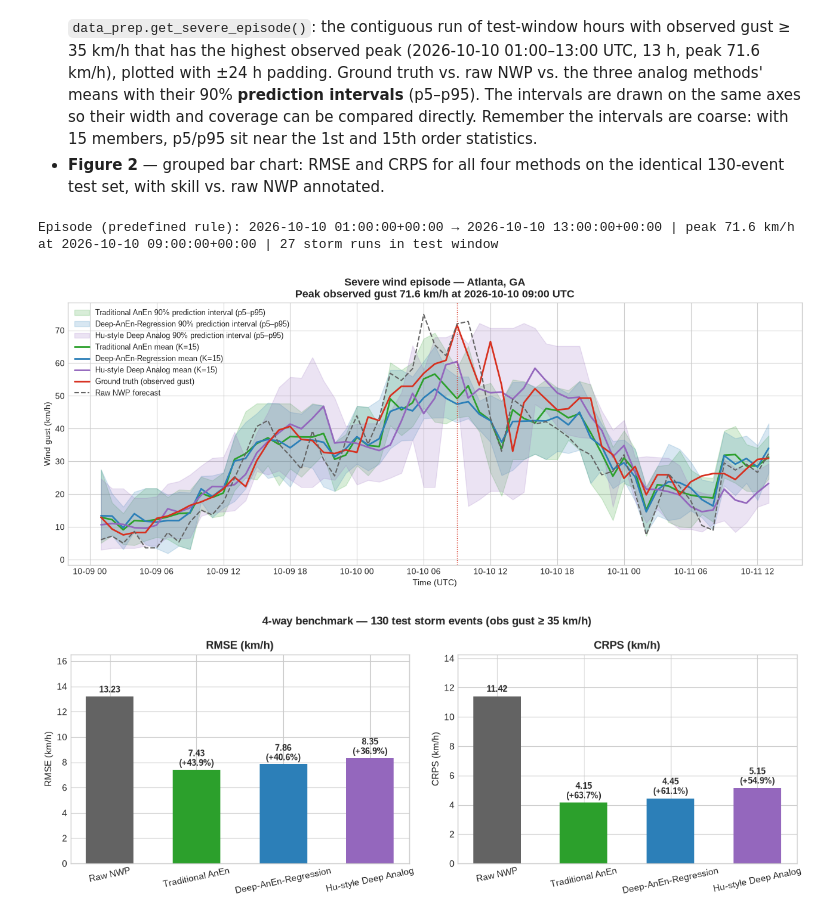
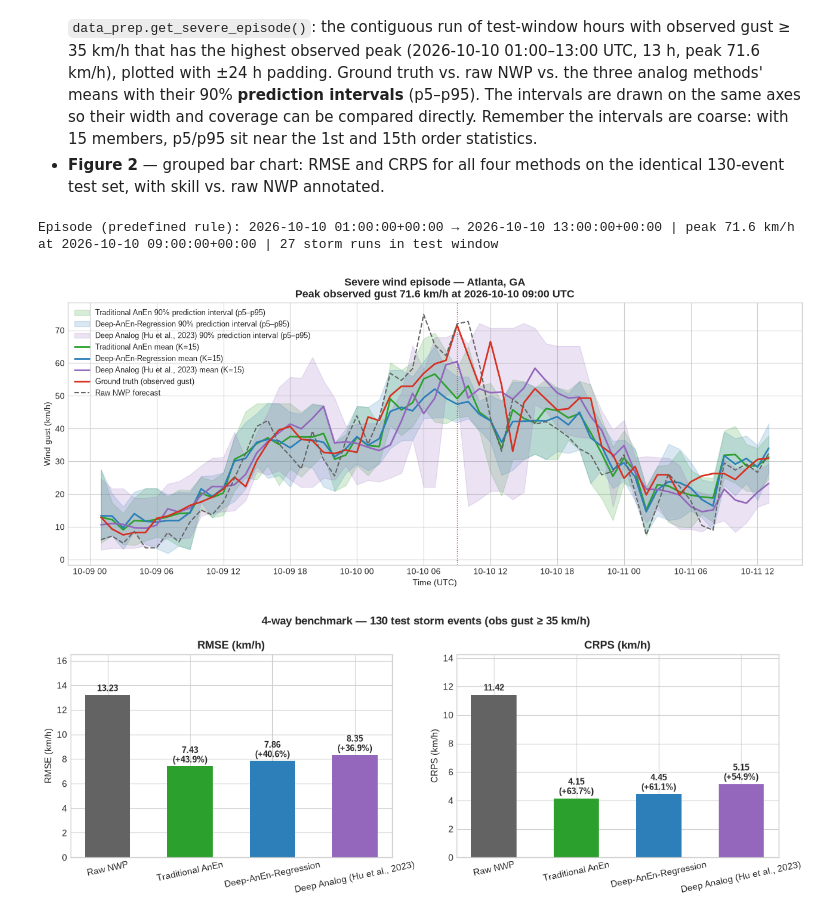
Before and after one commit to Mahinul372/ML-Analog-Ensemble-Severe-Weather, a Jupyter notebook: notebooks/comparison_analysis.ipynb, the cells around one changed output. Saved outputs shown, nothing was run; the diff lists cells and outputs as text; code cells hidden in the pictures.

Commit message:
Name Phase 4 model Deep Analog (Hu et al., 2023); reframe 4-way results as 4D > 16D > 20D dimensionality finding

```diff
--- a/notebooks/comparison_analysis.ipynb
+++ b/notebooks/comparison_analysis.ipynb
@@ -313,7 +313,7 @@ scores = {
     "Raw NWP": (rmse(raw_fcst, obs), float(np.mean(np.abs(raw_fcst - obs)))),
     "Traditional AnEn": (rmse(trad_mean, obs), crps_ens(obs, trad_members)),
     "Deep-AnEn-Regression": (rmse(regression_mean, obs), crps_ens(obs, regression_members)),
-    "Hu-style Deep Analog": (rmse(triplet_mean, obs), crps_ens(obs, triplet_members)),
+    "Deep Analog (Hu et al., 2023)": (rmse(triplet_mean, obs), crps_ens(obs, triplet_members)),
 }
 
 summary = pd.DataFrame(
@@ -339,10 +339,10 @@ assert abs(scores["Traditional AnEn"][0] - saved_trad["rmse_traditional_anen_kmh
     "Traditional AnEn RMSE mismatch!"
 assert abs(scores["Traditional AnEn"][1] - saved_trad["crps_traditional_anen_kmh"]) < 0.05, \
     "Traditional AnEn CRPS mismatch!"
-assert abs(scores["Hu-style Deep Analog"][0] - saved_triplet["rmse_kmh"]) < 0.05, \
-    "Hu-style Deep Analog RMSE does not reproduce Phase 4!"
-assert abs(scores["Hu-style Deep Analog"][1] - saved_triplet["crps_kmh"]) < 0.05, \
-    "Hu-style Deep Analog CRPS does not reproduce Phase 4!"
+assert abs(scores["Deep Analog (Hu et al., 2023)"][0] - saved_triplet["rmse_kmh"]) < 0.05, \
+    "Deep Analog (Hu et al., 2023) RMSE does not reproduce Phase 4!"
+assert abs(scores["Deep Analog (Hu et al., 2023)"][1] - saved_triplet["crps_kmh"]) < 0.05, \
+    "Deep Analog (Hu et al., 2023) CRPS does not reproduce Phase 4!"
 print("\nConsistency check passed: recomputed scores match the saved "
       "Phase 2, Phase 3 and Phase 4 metric files.")
 
@@ -533,13 +533,13 @@ ax.fill_between(window["timestamp"], trad_p5, trad_p95, color="#2ca02c", alpha=0
 ax.fill_between(window["timestamp"], regression_p5, regression_p95, color="#2c7fb8", alpha=0.18,
                 label="Deep-AnEn-Regression 90% prediction interval (p5–p95)")
 ax.fill_between(window["timestamp"], triplet_p5, triplet_p95, color="#9467bd", alpha=0.18,
-                label="Hu-style Deep Analog 90% prediction interval (p5–p95)")
+                label="Deep Analog (Hu et al., 2023) 90% prediction interval (p5–p95)")
 ax.plot(window["timestamp"], trad_mean_w, color="#2ca02c", lw=2,
         label="Traditional AnEn mean (K=15)")
 ax.plot(window["timestamp"], regression_mean_w, color="#2c7fb8", lw=2,
         label="Deep-AnEn-Regression mean (K=15)")
 ax.plot(window["timestamp"], triplet_mean_w, color="#9467bd", lw=2,
-        label="Hu-style Deep Analog mean (K=15)")
+        label="Deep Analog (Hu et al., 2023) mean (K=15)")
 ax.plot(window["timestamp"], window["obs_gust"], color="#d7301f", lw=2,
         label="Ground truth (observed gust)")
 ax.plot(window["timestamp"], window["fcst_gust"], color="#636363", lw=1.5,
@@ -558,35 +558,35 @@ fig.savefig("plots/4way_method_comparison_timeseries.svg")
 plt.show()
 # %% [output]
 Episode (predefined rule): 2026-10-10 01:00:00+00:00 → 2026-10-10 13:00:00+00:00 | peak 71.6 km/h at 2026-10-10 09:00:00+00:00 | 27 storm runs in test window
-[figure, old version]
+[figure, new version]
 # %%
 # --- Figure 2: grouped RMSE / CRPS bar chart ----------------------------------
-methods = ["Raw NWP", "Traditional AnEn", "Deep-AnEn-Regression", "Hu-style Deep Analog"]
+methods = ["Raw NWP", "Traditional AnEn", "Deep-AnEn-Regression", "Deep Analog (Hu et al., 2023)"]
 colors = ["#636363", "#2ca02c", "#2c7fb8", "#9467bd"]
 rmse_vals = [scores[m][0] for m in methods]
 crps_vals = [scores[m][1] for m in methods]
 
 fig, axes = plt.subplots(1, 2, figsize=(12, 4.5))
 for ax, vals, title, skill in [
         (axes[0], rmse_vals, "RMSE (km/h)", comparison["rmse_skill_vs_raw_pct"]),
         (axes[1], crps_vals, "CRPS (km/h)", comparison["crps_skill_vs_raw_pct"])]:
     bars = ax.bar(methods, vals, color=colors, width=0.55)
     ax.set_title(title, fontweight="bold")
     ax.set_ylabel(title)
     for bar, v, m in zip(bars, vals, methods):
         label = f"{v:.2f}"
         if m != "Raw NWP":
             label += f"\n({skill[m]:+.1f}%)"
         ax.text(bar.get_x() + bar.get_width() / 2, v + 0.3, label,
                 ha="center", fontweight="bold", fontsize=9)
     ax.set_ylim(0, max(vals) * 1.25)
     ax.tick_params(axis="x", labelrotation=12)
 
 fig.suptitle("4-way benchmark — 130 test storm events (obs gust ≥ 35 km/h)",
              fontsize=12, fontweight="bold")
 fig.tight_layout()
 fig.savefig("plots/rmse_crps_benchmark_barchart_4way.png", dpi=300)
 fig.savefig("plots/rmse_crps_benchmark_barchart_4way.svg")
 plt.show()
 # %% [output]
-[figure, old version]
+[figure, new version]
```
Also changed, not shown: parts of 8 cells of this notebook, 7 other files.
